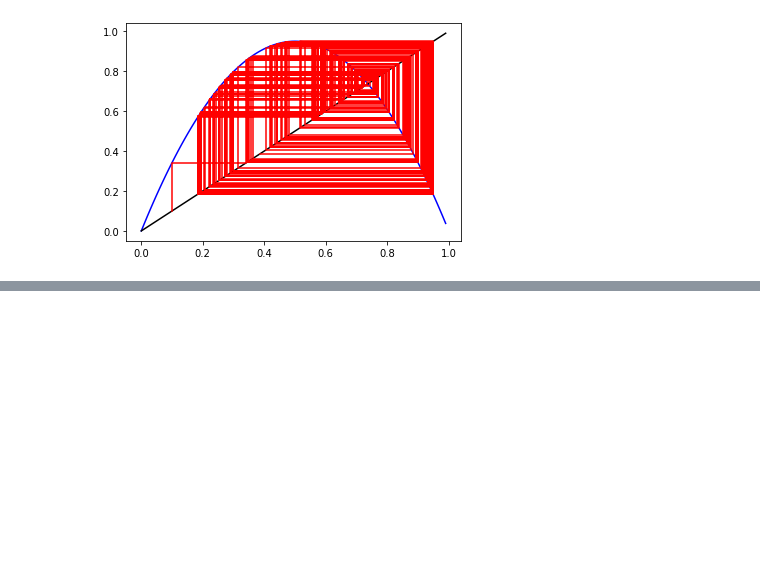
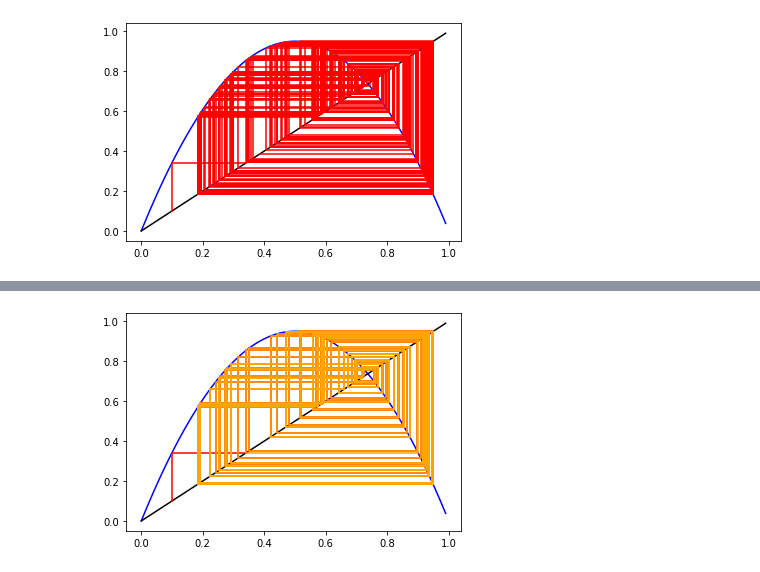
Before and after one commit to rvf0068/libretas, a Jupyter notebook: animation-logistic.ipynb, the cells around one changed output, grey strips where cells are left out. Cells and saved outputs as stored; diff of their text form; code cells hidden in the pictures; blank space fills up the shorter version.

```diff
--- a/animation-logistic.ipynb
+++ b/animation-logistic.ipynb
@@ -36,3 +36,41 @@ HTML(anim.to_html5_video())
 # %% [output]
 [interactive output not drawn]
 [figure]
+# %%
+import numpy as np
+
+from matplotlib import pyplot as plt
+from celluloid import Camera
+from IPython.display import HTML
+
+def diagrama2(par, x0, x1, it):
+    def f(x):
+        return par*x*(1-x)
+    fig, ax = plt.subplots()
+    camera = Camera(fig)
+    x = [x0]
+    y = [x0]
+    x2 = [x1]
+    y2 = [x1]
+    s = np.arange(0, 1, 0.01)
+
+    for i in range(it):
+        ax.plot(s, f(s), color='blue')
+        ax.plot(s, s, color='black')
+        x.append(x[2*i])
+        x.append(f(x[2*i]))
+        y.append(f(y[2*i]))
+        y.append(f(y[2*i]))
+        x2.append(x2[2*i])
+        x2.append(f(x2[2*i]))
+        y2.append(f(y2[2*i]))
+        y2.append(f(y2[2*i]))
+        ax.plot(x, y, color='red')
+        ax.plot(x2, y2, color='orange')
+        camera.snap()
+    return camera.animate()
+
+anim = diagrama2(3.8, 0.1, 0.9, 100)
+
+HTML(anim.to_html5_video())
+# %% [output]
@@ -38,0 +78 @@ HTML(anim.to_html5_video())
+[figure, added]
```
Also changed, not shown: parts of 1 cell of this notebook, 1 other file.
